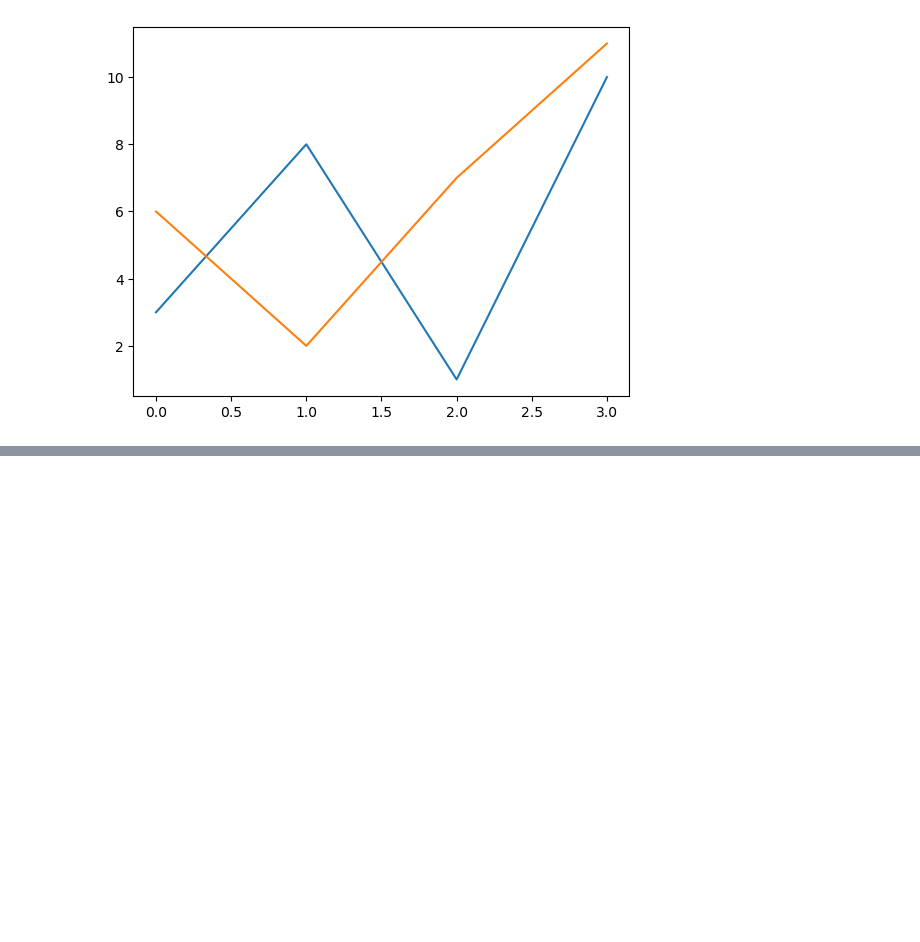
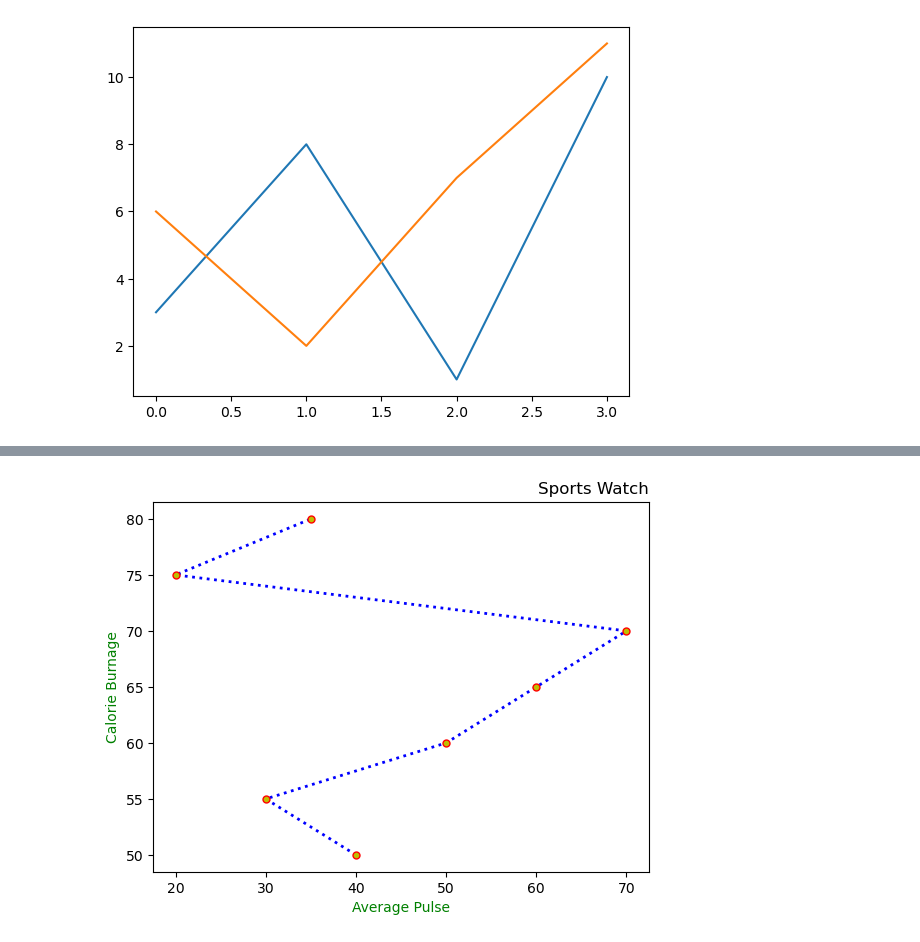
Before and after one commit to Joelson-Dieter/JupyterNotebook.ipynb, a Jupyter notebook: matplotlib.ipynb/marker.ipynb, the cells around one changed output, grey strips where cells are left out. Saved outputs shown, nothing was run; the diff lists cells and outputs as text; code cells hidden in the pictures; blank space fills up the shorter version.

```diff
--- a/matplotlib.ipynb/marker.ipynb
+++ b/matplotlib.ipynb/marker.ipynb
@@ -75,0 +116,12 @@ plt.show()
+# %%
+import matplotlib.pyplot as plt
+import numpy as np
+x=np.array([40,30,50,60,70,20,35])
+y=np.array([50,55,60,65,70,75,80,])
+plt.title("Sports Watch",loc='right')
+plt.xlabel("Average Pulse",color='g',size=10)
+plt.ylabel("Calorie Burnage",color='g',size=10)
+plt.plot(x,y,ls='dotted',lw=2,c='b',marker='o',ms=5,mec='r',mfc='y')
+plt.show()
+# %% [output]
+[figure, added]
```
Also changed, not shown: parts of 3 cells of this notebook.
